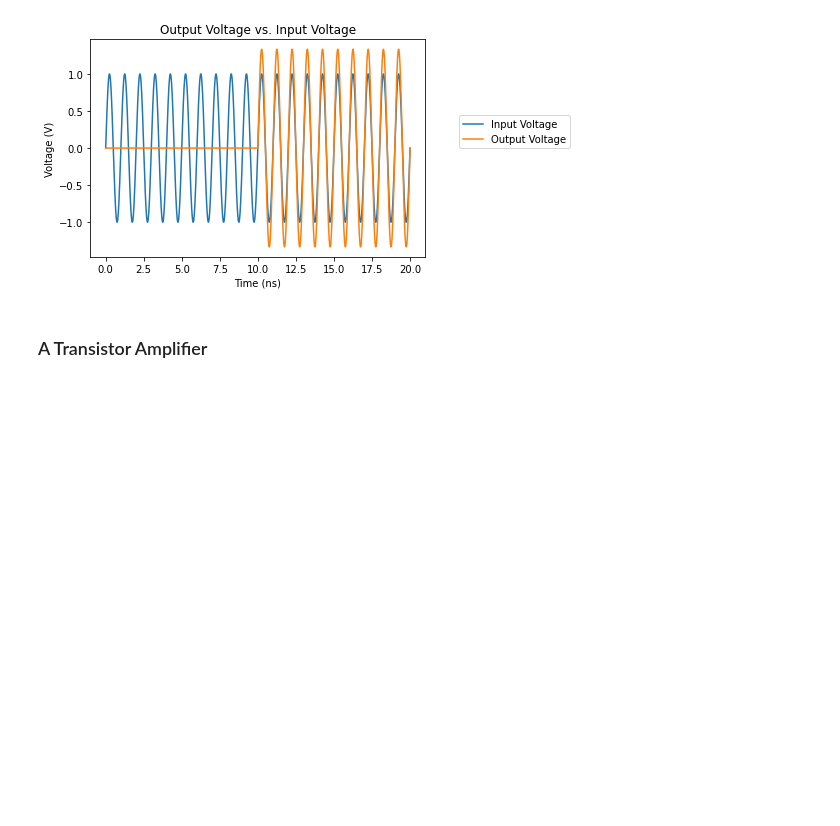
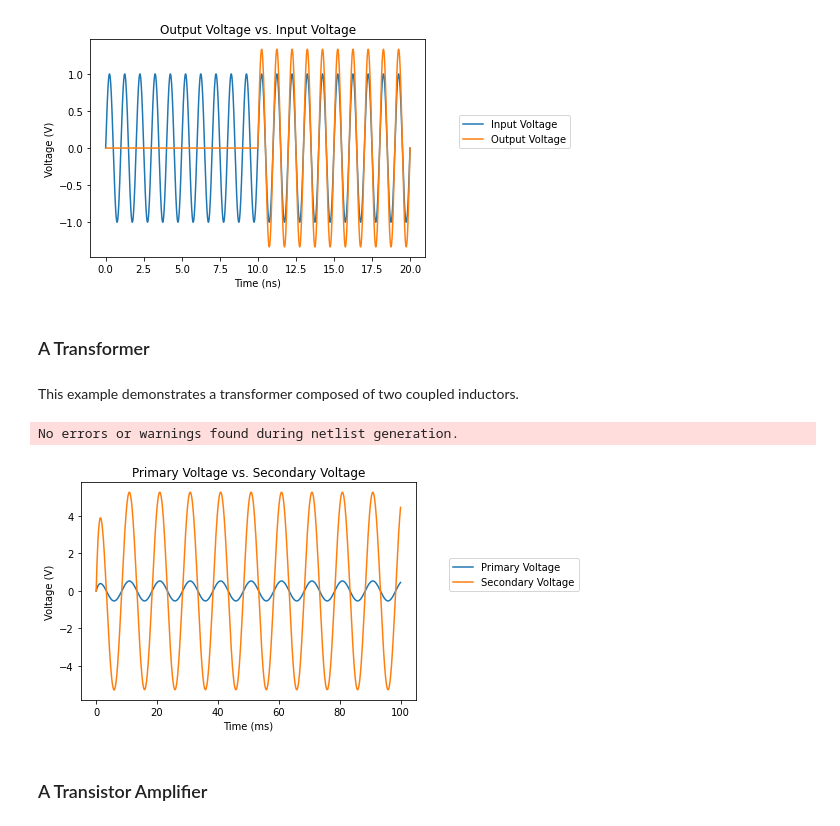
Before and after one commit to devbisme/skidl, a Jupyter notebook: examples/spice-sim-intro/spice-sim-intro.ipynb, the cells around one changed output. Drawn from its saved outputs; the diff is of its cells as text; code cells hidden in the pictures; blank space fills up the shorter version.

Commit message:
Added transformer built from coupled inductors to SPICE examples.

```diff
--- a/examples/spice-sim-intro/spice-sim-intro.ipynb
+++ b/examples/spice-sim-intro/spice-sim-intro.ipynb
@@ -280,6 +284,55 @@ plt.show()
 # %% [output]
 No errors or warnings found during netlist generation.
 [figure]
+# %% [markdown]
+### A Transformer
+# %% [markdown]
+This example demonstrates a transformer composed of two coupled inductors.
+# %%
+reset()  # Clear out existing circuitry from previous example.
+
+turns_ratio = 10  # Voltage gain from primary to secondary.
+primary_inductance = 1 @ u_uH
+secondary_inductance = primary_inductance * turns_ratio**2
+
+# Create a transformer from two coupled inductors.
+vs = SINEV(amplitude=1@u_V, frequency=100@u_Hz)  # AC input voltage.
+rs = R(value=0 @ u_Ohm)                    # Source resistor.
+primary   = L(value=primary_inductance)    # Inductor for transformer primary.
+secondary = L(value=secondary_inductance)  # Inductor for transformer secondary.
+rload = R(value=100 @ u_Ohm)               # Load resistor.
+
+# This is the coupler between the inductors that transfers the
+# voltage from the primary to the secondary.
+coupler_prim_sec = K(ind1=primary, ind2=secondary, coupling=0.99)
+
+# Connect the voltage source to the primary through the source resistor.
+gnd & vs['n,p'] & rs & primary[1,2] & gnd
+
+# Connect the secondary to the load resistor.
+gnd & secondary[2,1] & rload & gnd
+
+# Simulate the transformer.
+sim=generate_netlist().simulator()
+waveforms = sim.transient(step_time=0.1 @ u_ms, end_time=100@u_ms)
+
+# Get the waveforms from the primary and secondary.
+time = waveforms.time * 10**3
+v_pri = waveforms[node(primary[1])]    # Input voltage at the transformer primary.
+v_sec = waveforms[node(secondary[1])]  # Output voltage at transformer secondary.
+
+# Plot the input and output waveforms.
+figure = plt.figure(1)
+plt.title('Primary Voltage vs. Secondary Voltage')
+plt.xlabel('Time (ms)')
+plt.ylabel('Voltage (V)')
+plt.plot(time, v_pri)
+plt.plot(time, v_sec)
+plt.legend(('Primary Voltage', 'Secondary Voltage'), loc=(1.1, 0.5))
+plt.show()
+# %% [output]
+No errors or warnings found during netlist generation.
+[figure, added]
 # %% [markdown]
 ### A Transistor Amplifier
 # %% [markdown]
```
Also changed, not shown: parts of 8 cells of this notebook.
